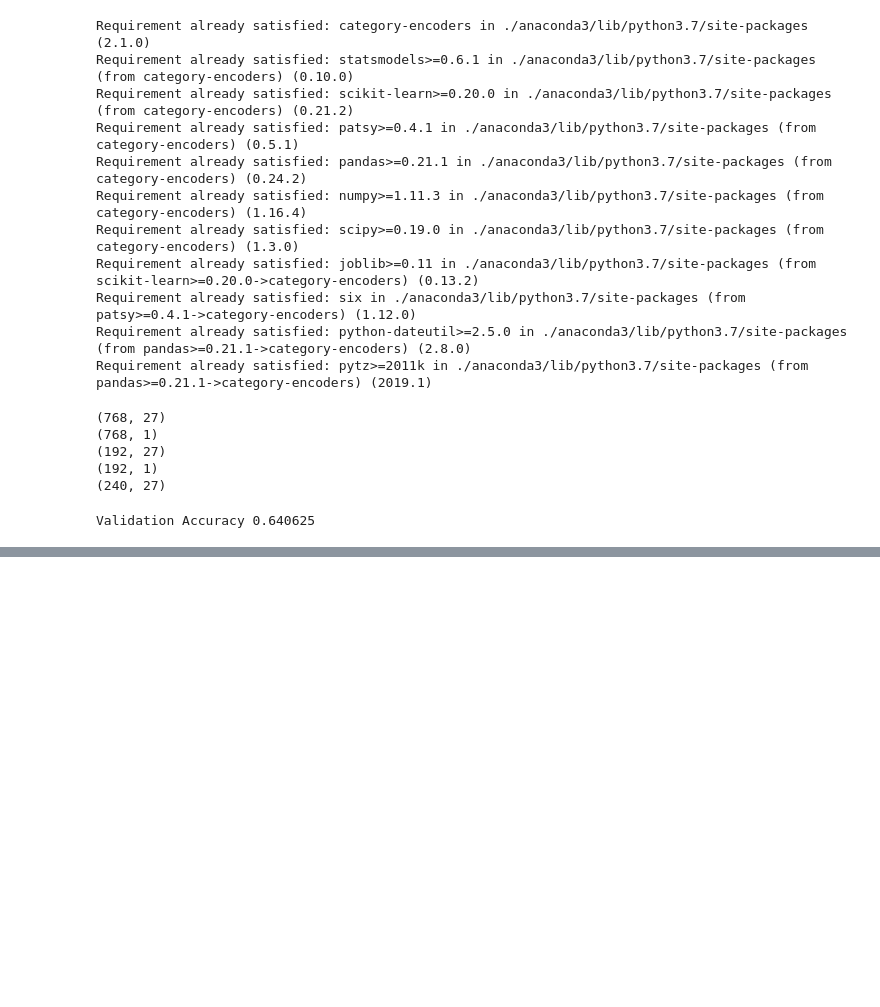
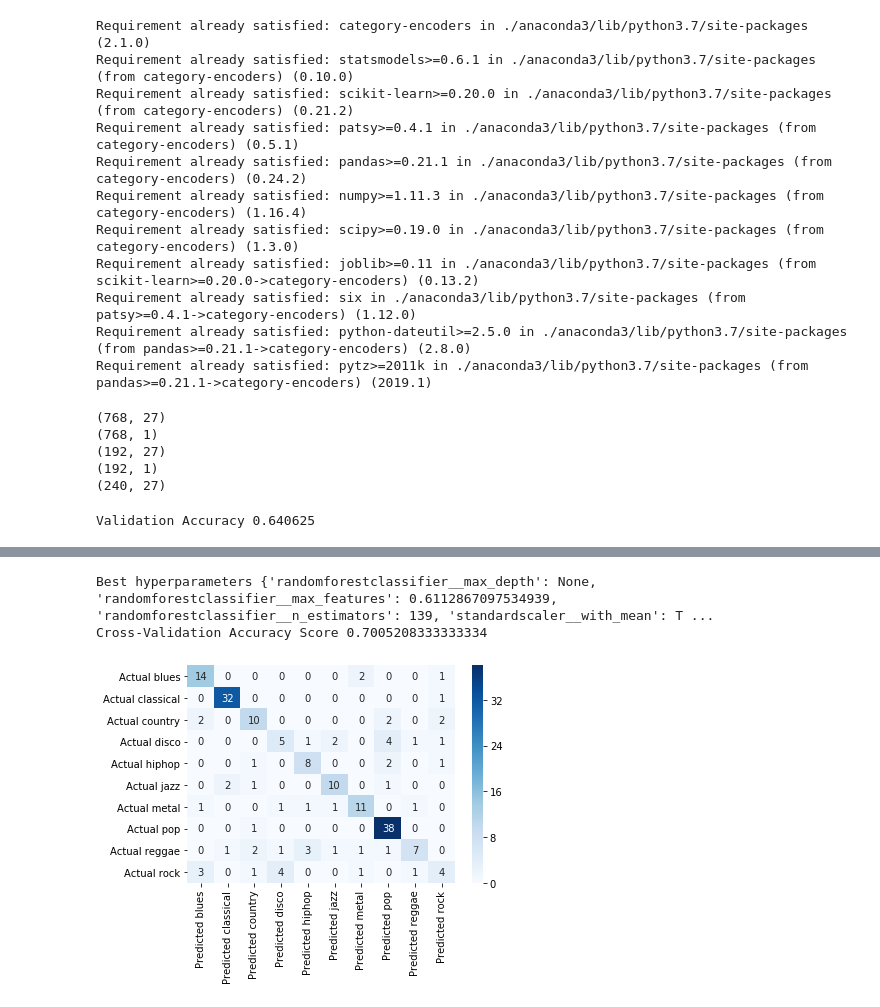
Before and after one commit to JamesBarciz/Unit2_notebook, a Jupyter notebook: Music Feature Prediction Unit 2 Build.ipynb, the cells around one changed output, grey strips where cells are left out. Drawn from its saved outputs; the diff is of its cells as text; code cells hidden in the pictures; blank space fills up the shorter version.

Commit message:
Update Music Feature Prediction Unit 2 Build.ipynb
Commit 2 - Possibly final

```diff
--- a/Music Feature Prediction Unit 2 Build.ipynb
+++ b/Music Feature Prediction Unit 2 Build.ipynb
@@ -121,0 +344,6 @@ Validation Accuracy 0.640625
+# %%
+print('Best hyperparameters', search2.best_params_)
+print('Cross-Validation Accuracy Score', search2.best_score_)
+# %% [output]
+Best hyperparameters {'randomforestclassifier__max_depth': None, 'randomforestclassifier__max_features': 0.6112867097534939, 'randomforestclassifier__n_estimators': 139, 'standardscaler__with_mean': T ...
+Cross-Validation Accuracy Score 0.7005208333333334
@@ -121,0 +354,4 @@ Validation Accuracy 0.640625
+# %%
+y_pred = search.predict(X_val)
+# %%
+y_val = val['genre']
@@ -121,0 +360,17 @@ Validation Accuracy 0.640625
+# %%
+# Confusion Matrix
+from sklearn.utils.multiclass import unique_labels
+from sklearn.metrics import confusion_matrix
+
+def plot_confusion_matrix(y_true, y_pred):
+    labels = unique_labels(y_true)
+    columns = [f'Predicted {label}' for label in labels]
+    index = [f'Actual {label}' for label in labels]
+    df = pd.DataFrame(confusion_matrix(y_true, y_pred),
+                     columns=columns, index=index)
+    return sns.heatmap(df, annot=True, fmt='d', cmap='Blues')
+
+# Confusion Matrix from model fitted in CV search
+plot_confusion_matrix(y_val, y_pred);
+# %% [output]
+[figure, added]
```
Also changed, not shown: parts of 27 cells of this notebook.
